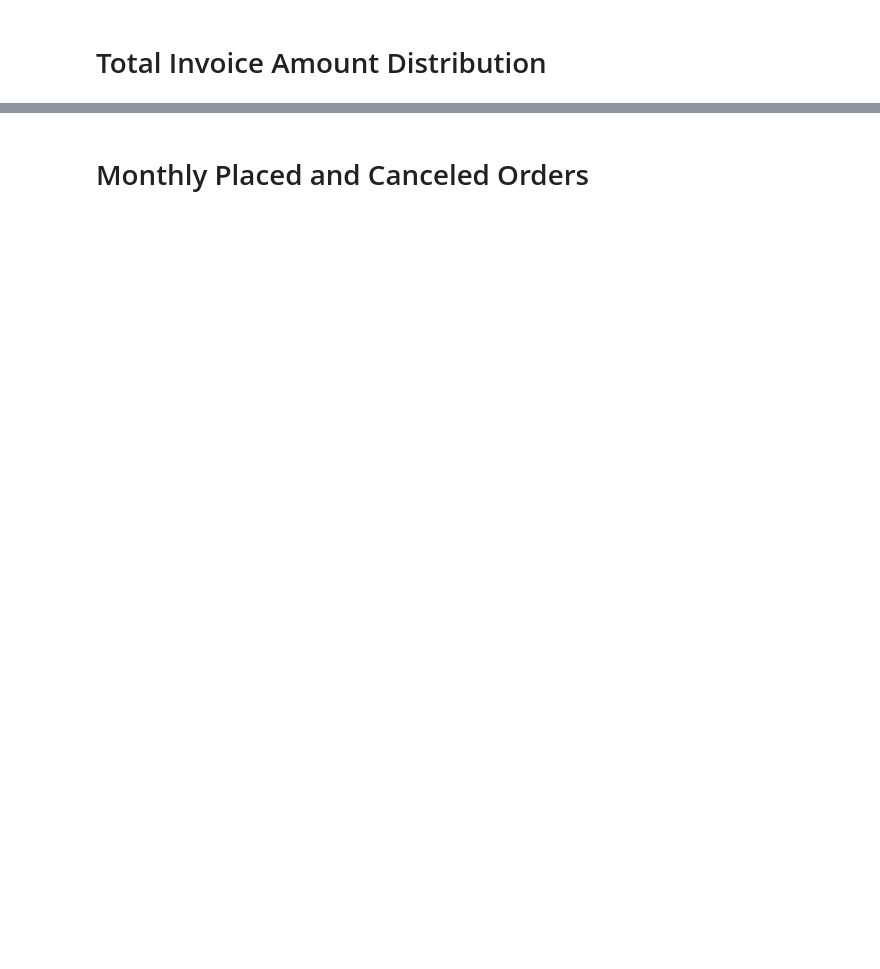
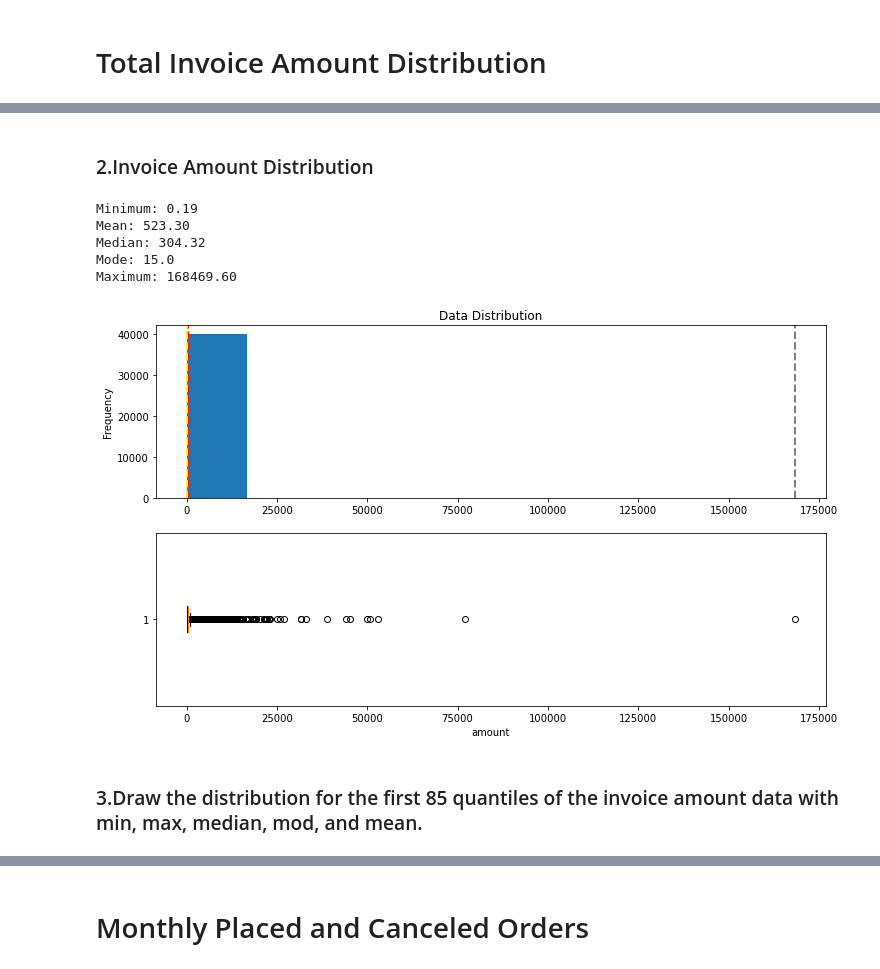
Before and after one commit to jarviscanada/jarvis_data_eng_shawn, a Jupyter notebook: python_data_wrangling/psql/retail_data_analytics_wrangling.ipynb, the cells around one changed output, grey strips where cells are left out. Drawn from its saved outputs; the diff is of its cells as text; code cells hidden in the pictures; blank space fills up the shorter version.

```diff
--- a/python_data_wrangling/psql/retail_data_analytics_wrangling.ipynb
+++ b/python_data_wrangling/psql/retail_data_analytics_wrangling.ipynb
@@ -83,0 +105,5 @@ retail_df.head()
+# %%
+invoice_amount_df = retail_df.copy()
+invoice_amount_df["invoiceAmount"] = invoice_amount_df["quantity"] * invoice_amount_df["unit_price"]
+retail_amount_df=invoice_amount_df[["invoice_no","invoiceAmount"]][invoice_amount_df.invoiceAmount>0].groupby(invoice_amount_df.invoice_no).sum("invoiceAmount")
+retail_amount_df.head()
@@ -83,0 +118,48 @@ retail_df.head()
+# %% [markdown]
+### 2.Invoice Amount Distribution
+# %%
+# the distribution of invoice amount with min, max, median, mod, and mean.
+def show_distribution(df):
+  # Get all the required values
+  minimum = df.min()
+  maximum = df.max()
+  mean = df.mean()
+  median = df.median()
+  mode = df.mode()[0]
+
+  # Print the values
+  print("Minimum: " + format(float(str(minimum)),".2f"))
+  print("Mean: " + format(float(str(mean)),".2f"))
+  print("Median: " + format(float(str(median)),".2f"))
+  print("Mode: " + str(mode))
+  print("Maximum: " + format(float(str(maximum)),".2f"))
+
+  # Create a figure and plot a histogram and a boxplot on it
+  fig, axis = plt.subplots(2, 1, figsize = (12,7))
+
+  axis[0].set_title("Data Distribution")
+  axis[0].hist(df)
+  axis[0].set_ylabel("Frequency")
+  axis[1].set_xlabel("amount")
+  axis[1].boxplot(df, vert=False)
+
+  # Add a line for each of the required values to the histogram
+  axis[0].axvline(x = minimum, color = 'gray', linestyle = 'dashed', linewidth = 2)
+  axis[0].axvline(x = mean, color = 'cyan', linestyle = 'dashed', linewidth = 2)
+  axis[0].axvline(x = median, color = 'red', linestyle = 'dashed', linewidth = 2)
+  axis[0].axvline(x = mode, color = 'yellow', linestyle = 'dashed', linewidth = 2)
+  axis[0].axvline(x = maximum, color = 'gray', linestyle = 'dashed', linewidth = 2)
+
+  # Show the figure
+  fig.show()
+# %%
+show_distribution(retail_amount_df.invoiceAmount)
+# %% [output]
+Minimum: 0.19
+Mean: 523.30
+Median: 304.32
+Mode: 15.0
+Maximum: 168469.60
+[figure, added]
+# %% [markdown]
+### 3.Draw the distribution for the first 85 quantiles of the invoice amount data with min, max, median, mod, and mean.
```
Also changed, not shown: parts of 45 cells of this notebook, 4 other files.
